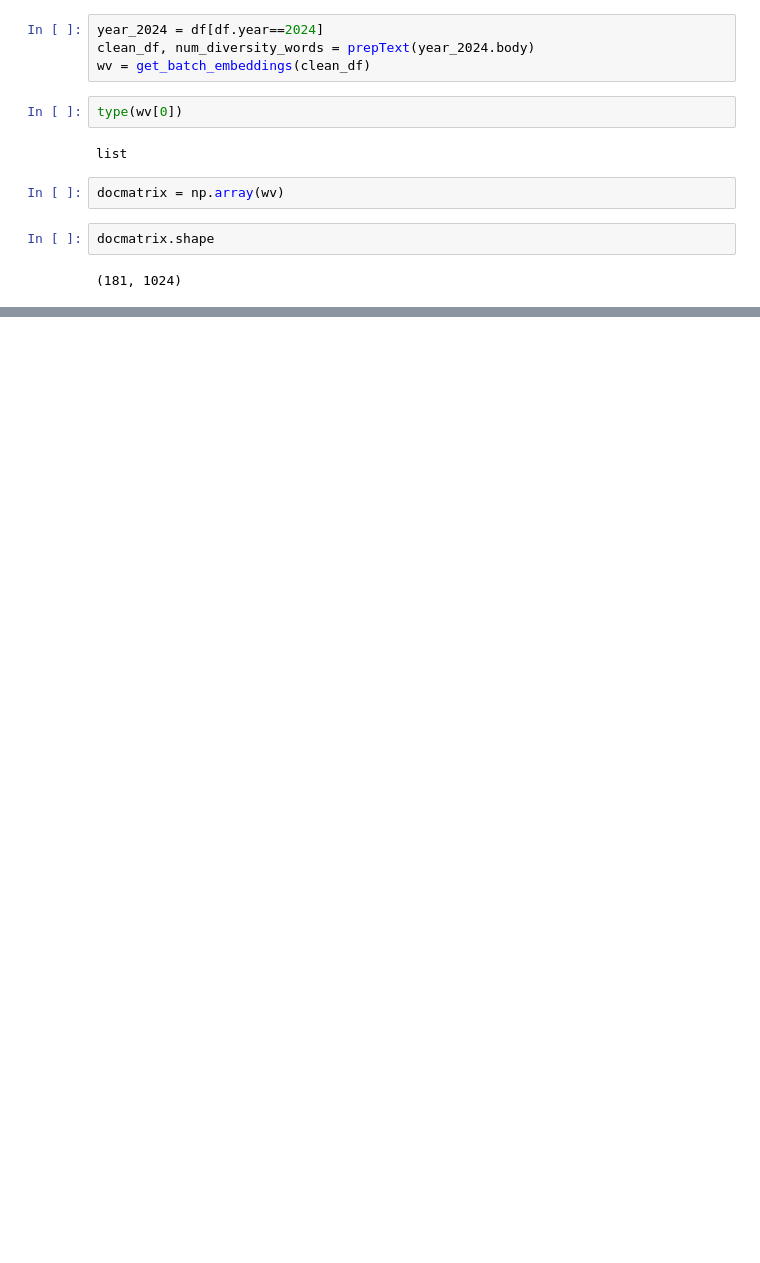
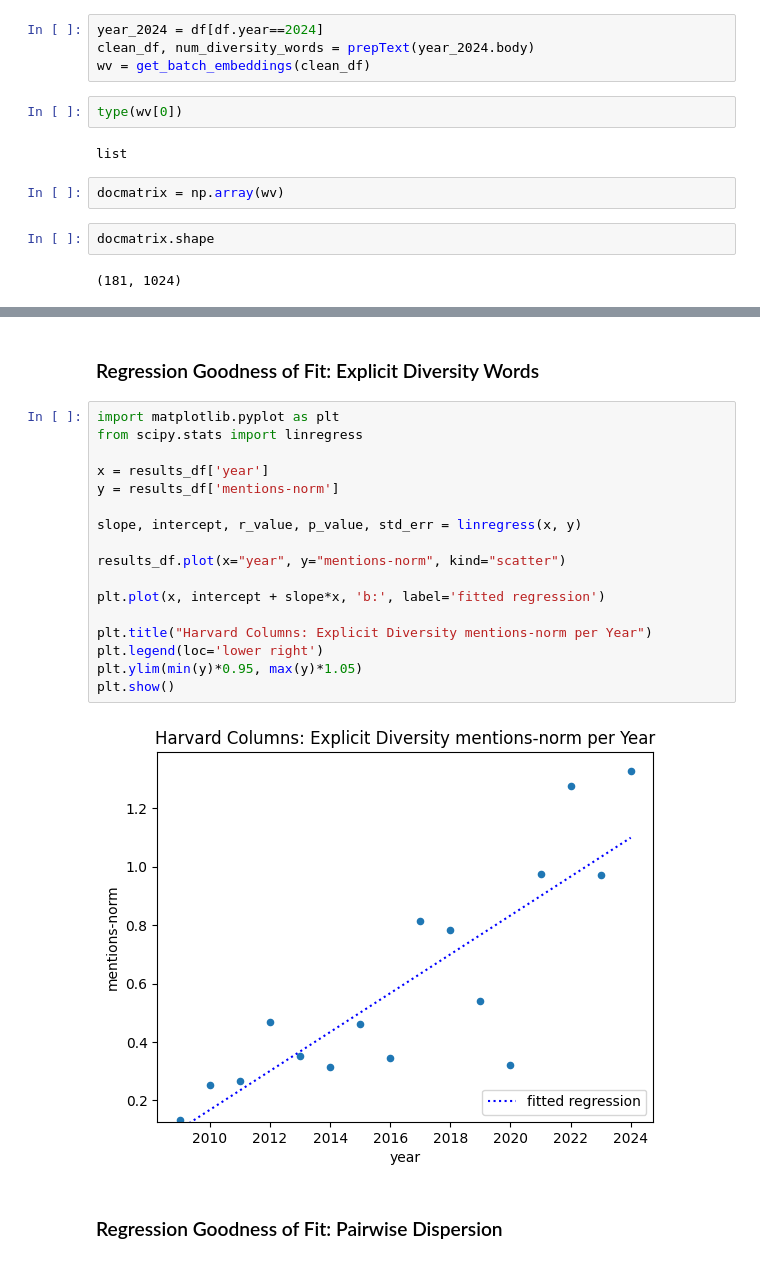
Before and after one commit to theodoremui/diversity-ideas, a Jupyter notebook: notebooks/2024/harvard-columns.ipynb, the cells around one changed output, grey strips where cells are left out. Cells and saved outputs as stored; diff of their text form; blank space fills up the shorter version.

```diff
--- a/notebooks/2024/harvard-columns.ipynb
+++ b/notebooks/2024/harvard-columns.ipynb
@@ -338,3 +815,26 @@ results_df.set_index('year')
+# %% [markdown]
+### Regression Goodness of Fit: Explicit Diversity Words
+# %%
+import matplotlib.pyplot as plt
+from scipy.stats import linregress
+
+x = results_df['year']
+y = results_df['mentions-norm']
+
+slope, intercept, r_value, p_value, std_err = linregress(x, y)
+
+results_df.plot(x="year", y="mentions-norm", kind="scatter")
+
+plt.plot(x, intercept + slope*x, 'b:', label='fitted regression')
+
+plt.title("Harvard Columns: Explicit Diversity mentions-norm per Year")
+plt.legend(loc='lower right')
+plt.ylim(min(y)*0.95, max(y)*1.05)
+plt.show()
+# %% [output]
+[figure, added]
+# %% [markdown]
+### Regression Goodness of Fit: Pairwise Dispersion
 # %%
 import matplotlib.pyplot as plt
 from scipy.stats import linregress
```
Also changed, not shown: parts of 39 cells of this notebook, 3 other files.
